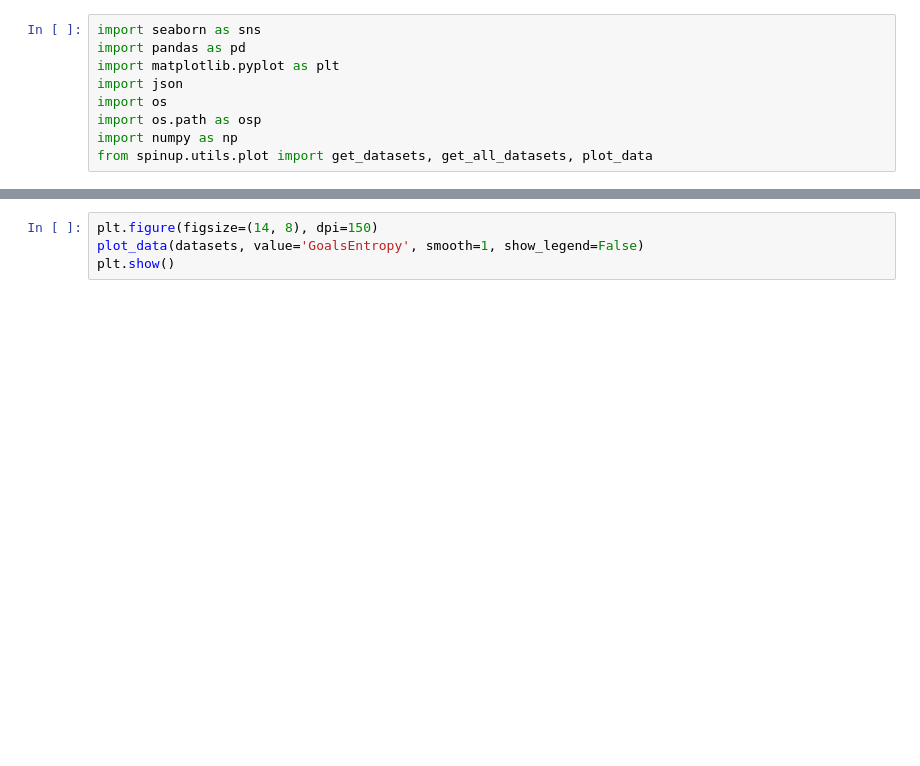
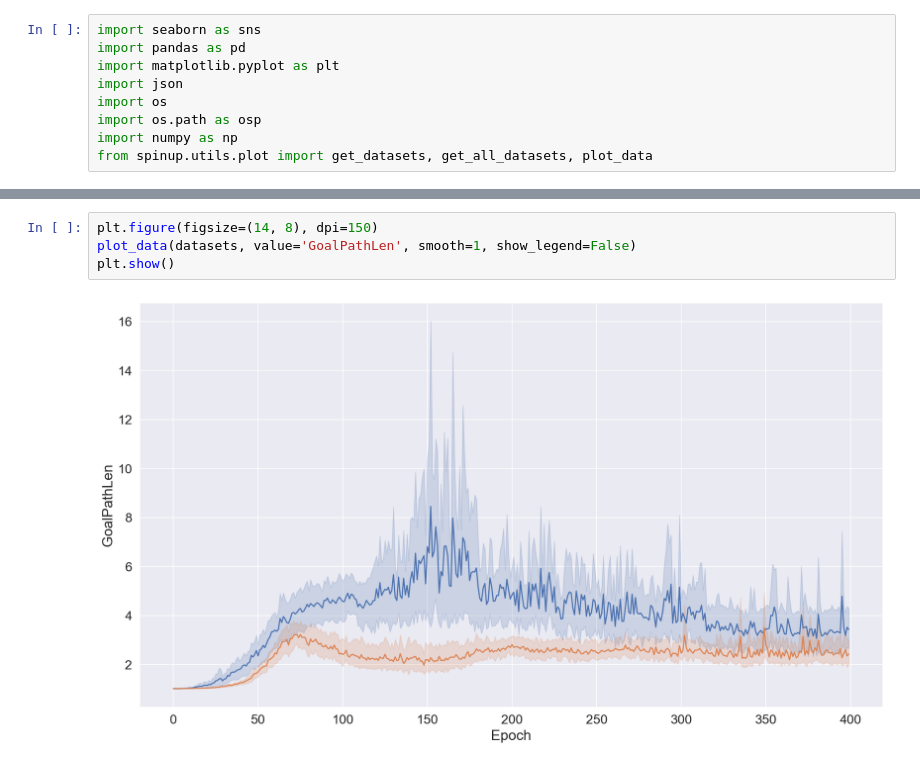
Before and after one commit to ppiech/spinningup, a Jupyter notebook: notebooks/pendulum_v2.ipynb, the cells around one changed output, grey strips where cells are left out. Saved outputs shown, nothing was run; the diff lists cells and outputs as text; blank space fills up the shorter version.

```diff
--- a/notebooks/pendulum_v2.ipynb
+++ b/notebooks/pendulum_v2.ipynb
@@ -105,4 +115,6 @@ plt.show()
 # %%
 plt.figure(figsize=(14, 8), dpi=150)
-plot_data(datasets, value='GoalsEntropy', smooth=1, show_legend=False)
+plot_data(datasets, value='GoalPathLen', smooth=1, show_legend=False)
 plt.show()
+# %% [output]
+[figure, added]
```
Also changed, not shown: parts of 7 cells of this notebook, 3 other files.
